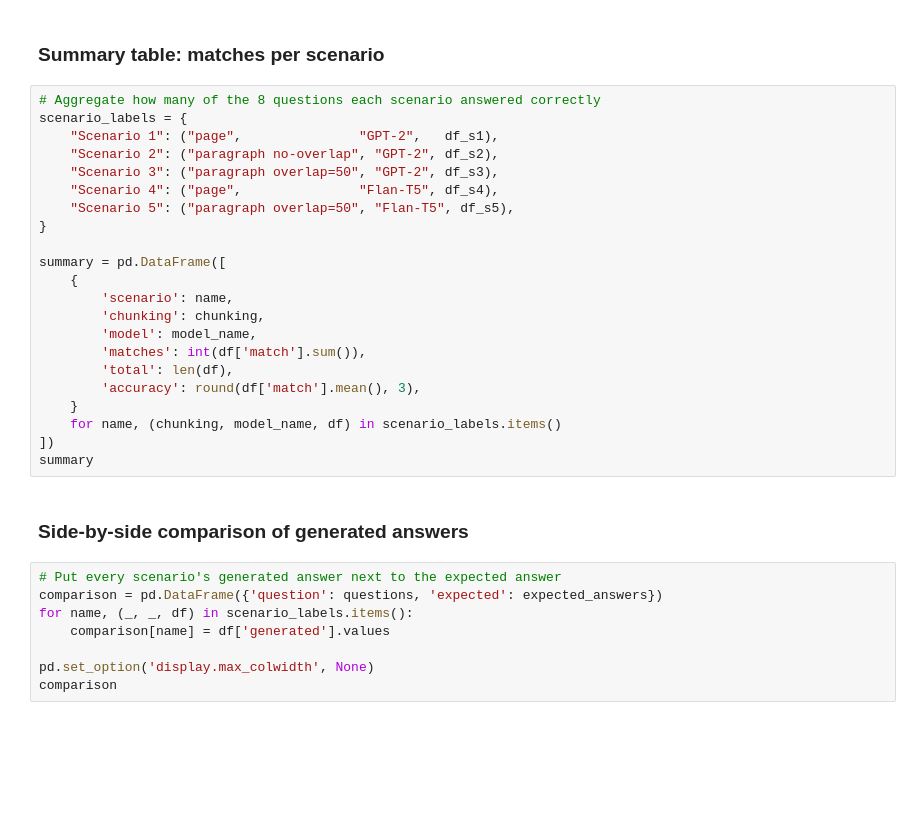
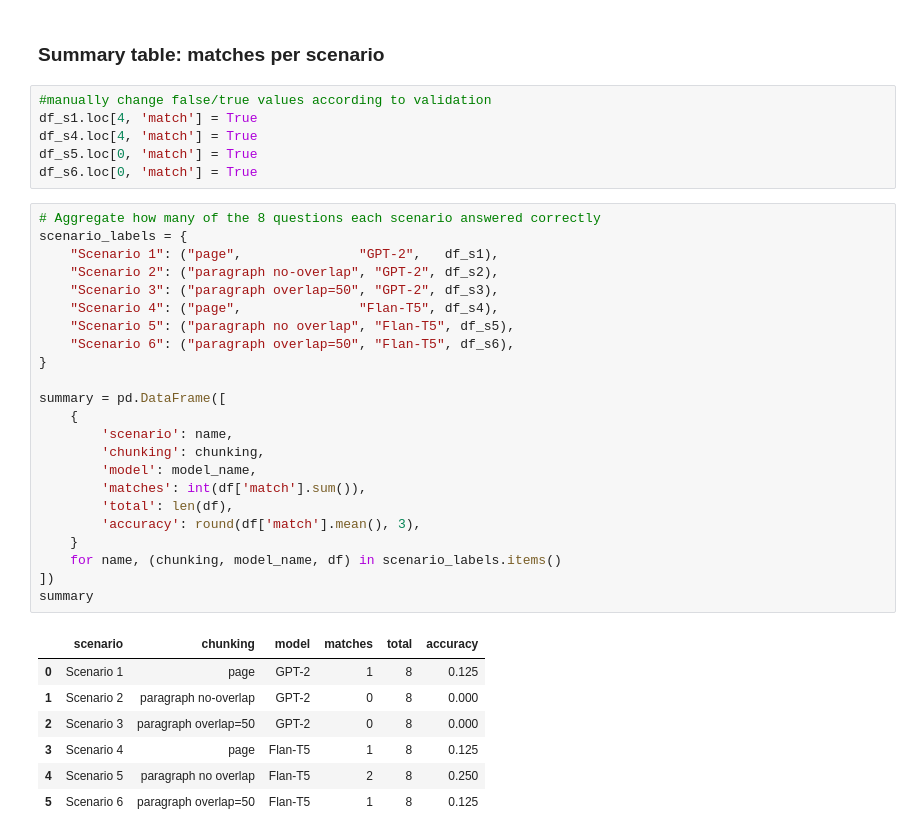
Before and after one commit to rix031110/LLM_implementation, a Jupyter notebook: RAG_reorganized.ipynb, the cells around one changed output. Cells and saved outputs as stored; diff of their text form; blank space fills up the shorter version.

```diff
--- a/RAG_reorganized.ipynb
+++ b/RAG_reorganized.ipynb
@@ -578,34 +716,39 @@ df_s5
 # %% [markdown]
 ### Summary table: matches per scenario
+# %%
+#manually change false/true values according to validation
+df_s1.loc[4, 'match'] = True
+df_s4.loc[4, 'match'] = True
+df_s5.loc[0, 'match'] = True
+df_s6.loc[0, 'match'] = True
 # %%
 # Aggregate how many of the 8 questions each scenario answered correctly
 scenario_labels = {
     "Scenario 1": ("page",               "GPT-2",   df_s1),
     "Scenario 2": ("paragraph no-overlap", "GPT-2", df_s2),
     "Scenario 3": ("paragraph overlap=50", "GPT-2", df_s3),
     "Scenario 4": ("page",               "Flan-T5", df_s4),
-    "Scenario 5": ("paragraph overlap=50", "Flan-T5", df_s5),
+    "Scenario 5": ("paragraph no overlap", "Flan-T5", df_s5),
+    "Scenario 6": ("paragraph overlap=50", "Flan-T5", df_s6),
 }
 
 summary = pd.DataFrame([
     {
         'scenario': name,
         'chunking': chunking,
         'model': model_name,
         'matches': int(df['match'].sum()),
         'total': len(df),
         'accuracy': round(df['match'].mean(), 3),
     }
     for name, (chunking, model_name, df) in scenario_labels.items()
 ])
 summary
+# %% [output]
+|  | scenario | chunking | model | matches | total | accuracy |
+| 0 | Scenario 1 | page | GPT-2 | 1 | 8 | 0.125 |
+| 1 | Scenario 2 | paragraph no-overlap | GPT-2 | 0 | 8 | 0.000 |
+| 2 | Scenario 3 | paragraph overlap=50 | GPT-2 | 0 | 8 | 0.000 |
+| 3 | Scenario 4 | page | Flan-T5 | 1 | 8 | 0.125 |
+| 4 | Scenario 5 | paragraph no overlap | Flan-T5 | 2 | 8 | 0.250 |
+| 5 | Scenario 6 | paragraph overlap=50 | Flan-T5 | 1 | 8 | 0.125 |
-# %% [markdown]
-### Side-by-side comparison of generated answers
-# %%
-# Put every scenario's generated answer next to the expected answer
-comparison = pd.DataFrame({'question': questions, 'expected': expected_answers})
-for name, (_, _, df) in scenario_labels.items():
-    comparison[name] = df['generated'].values
-
-pd.set_option('display.max_colwidth', None)
-comparison
```
Also changed, not shown: parts of 22 cells of this notebook.
